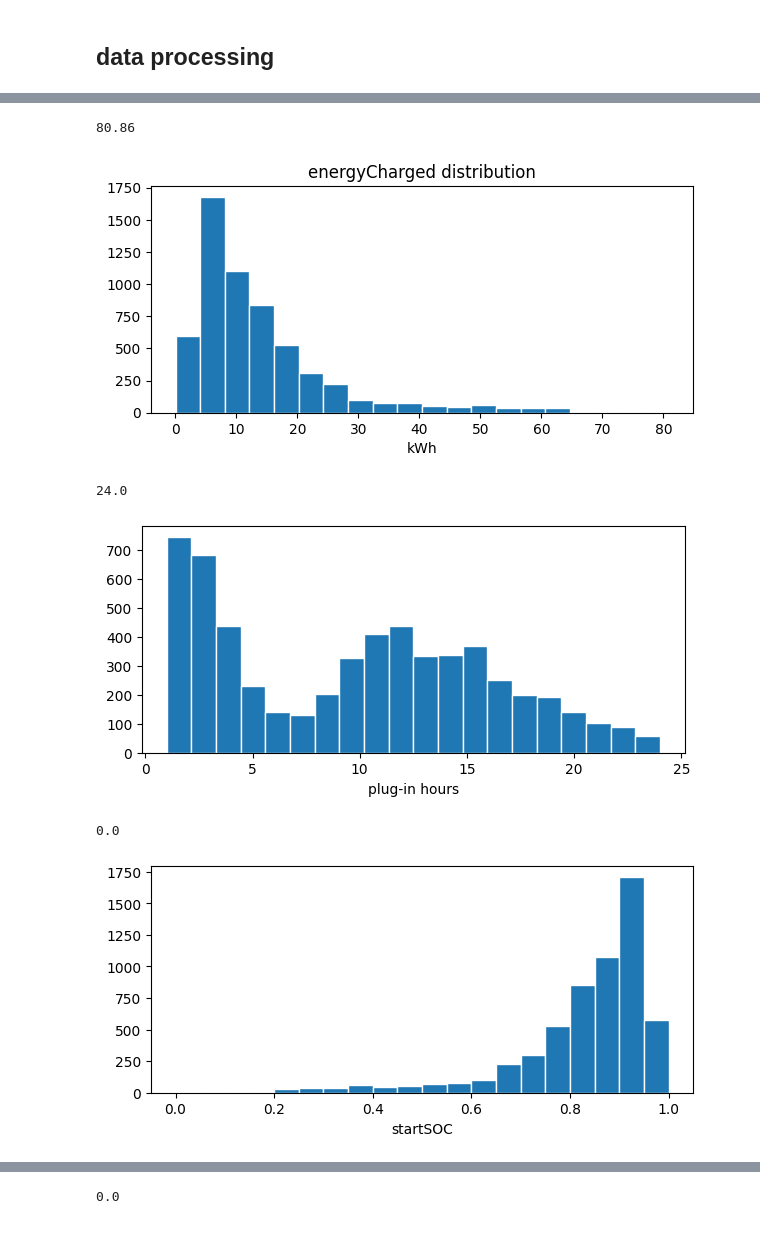
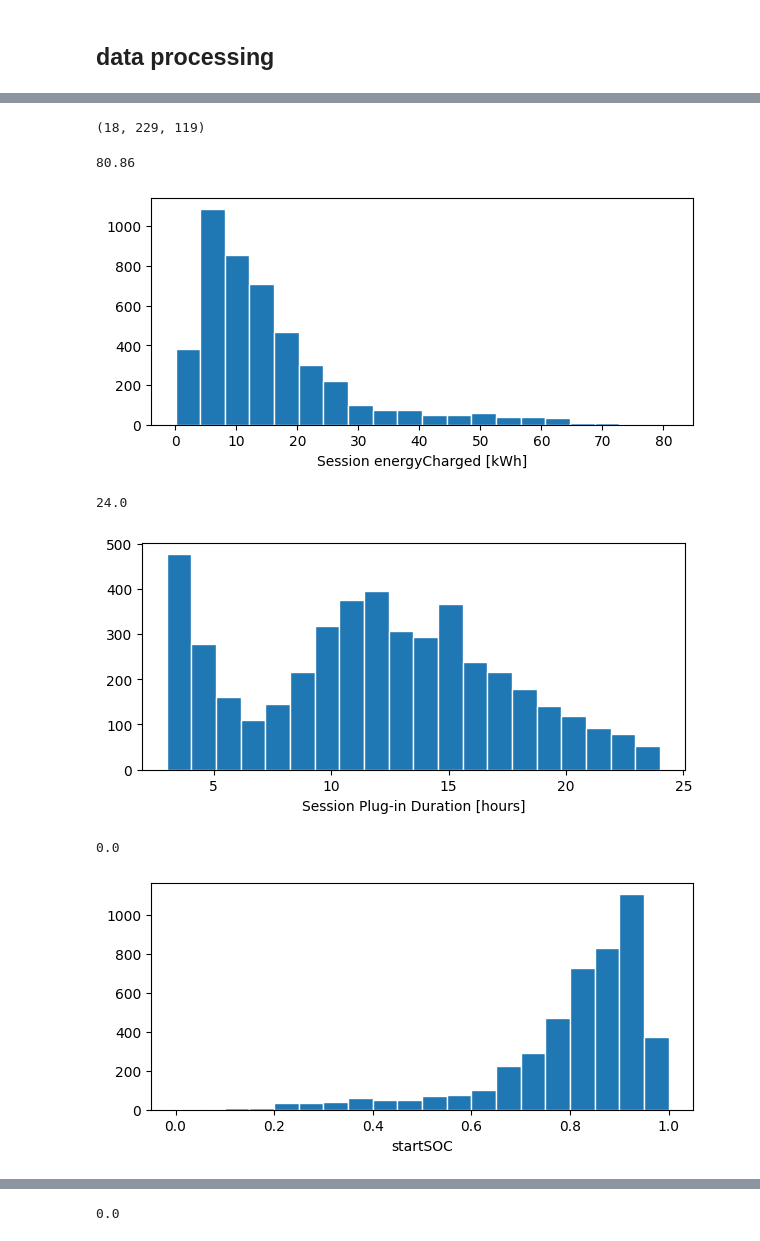
Before and after one commit to jarviskroos7/pev_intelligent_charging_control, a Jupyter notebook: notebooks/charging_data_proc.ipynb, the cells around one changed output, grey strips where cells are left out. Cells and saved outputs as stored; diff of their text form; code cells hidden in the pictures.

Commit message:
updated sessions.csv and control policies with more iterations

```diff
--- a/notebooks/charging_data_proc.ipynb
+++ b/notebooks/charging_data_proc.ipynb
@@ -39,4 +39,6 @@ sessions.head()
 | 3 | 4 | AdO3 | AdO3-2 | Private | NaN | 2018-12-22 16:15:00 | 16 | 2018-12-23 16:40:00 | ... |
 | 4 | 5 | AdO3 | AdO3-2 | Private | NaN | 2018-12-24 22:03:00 | 22 | 2018-12-24 23:02:00 | ... |
 # %%
-sessions.drop(columns=['session_ID', 'Start_plugin_hour', 'End_plugout_hour', 'Garage_ID', 'User_type', 'Shared_ID', 'Plugin_category', 'Duration_category']).head()
+# drop some columns
+
+sessions = sessions.drop(columns=['session_ID', 'Start_plugin_hour', 'End_plugout_hour', 'Garage_ID', 'User_type', 'Shared_ID', 'Plugin_category', 'Duration_category'])
@@ -78,17 +69,17 @@ Notes
 def roundSoc(x, prec=2, base=0.02):
     return round(base * round(float(x)/base), prec)
 # %%
-sessions = sessions[sessions['Duration_hours'] >= 1]
+sessions = sessions[sessions['Duration_hours'] >= 3]
 sessions = sessions[sessions['Duration_hours'] <= 24]
 sessions['end_soc'] = 1
 sessions['start_soc'] = round(1 - sessions['El_kWh'] / max(sessions['El_kWh']), 3)
-sessions['start_day_idx'] = (sessions['Start_plugin'].dt.hour * 60 + sessions['Start_plugin'].dt.minute) // 10
-sessions['end_day_idx'] = (sessions['End_plugout'].dt.hour * 60 + sessions['End_plugout'].dt.minute) // 10
+sessions['start_day_idx'] = (sessions['Start_plugin'].dt.hour * 60 + sessions['Start_plugin'].dt.minute) // 12
+sessions['end_day_idx'] = (sessions['End_plugout'].dt.hour * 60 + sessions['End_plugout'].dt.minute) // 12
 
-sessions['end_day_idx'] = [end_idx + 144 if end_idx <= star_idx else end_idx for end_idx, star_idx in zip(sessions['end_day_idx'].values, sessions['start_day_idx'].values)]
-sessions['delta_t'] = sessions['end_day_idx'] - sessions['start_day_idx']
+sessions['end_day_idx'] = [end_idx + 120 if end_idx <= star_idx else end_idx for end_idx, star_idx in zip(sessions['end_day_idx'].values, sessions['start_day_idx'].values)]
+sessions['delta_t'] = sessions['end_day_idx'] - sessions['start_day_idx'] - 1
 
-sessions['delta_soc'] = [roundSoc(
+sessions['delta_soc_rounded'] = [roundSoc(
     energyCharged / max(sessions['El_kWh']), prec=2, base=0.02)
     for energyCharged in sessions['El_kWh'].values]
 
@@ -108,22 +98,26 @@ sessions.head()
+# %%
+min(sessions['end_day_idx']), max(sessions['end_day_idx']), max(sessions['delta_t'])
+# %% [output]
+(18, 229, 119)
 # %%
 print(max(sessions['El_kWh']))
 plt.figure(figsize=(7, 3))
 plt.hist(sessions['El_kWh'], edgecolor='white', bins=20)
-plt.xlabel('kWh')
-plt.title('energyCharged distribution')
+plt.xlabel('Session energyCharged [kWh]')
+# plt.title('energyCharged distribution')
 plt.show()
 # %% [output]
 80.86
-[figure, old version]
+[figure, new version]
 # %%
 print(max(sessions['Duration_hours']))
 plt.figure(figsize=(7, 3))
 plt.hist(sessions[sessions['Duration_hours'] < 70]['Duration_hours'], edgecolor='white', bins=20)
-plt.xlabel('plug-in hours')
+plt.xlabel('Session Plug-in Duration [hours]')
 plt.show()
 # %% [output]
 24.0
-[figure, old version]
+[figure, new version]
 # %%
 print(min(sessions['start_soc']))
 plt.figure(figsize=(7, 3))
@@ -132,7 +126,7 @@ plt.xlabel('startSOC')
 plt.show()
 # %% [output]
 0.0
-[figure, old version]
+[figure, new version]
 # %%
 plt.figure(figsize=(7, 3))
 plt.hist(sessions['Start_plugin_hour'], edgecolor='white', bins=20, alpha=0.75, label='startHour')
```
Also changed, not shown: parts of 8 cells of this notebook, 56 other files.
